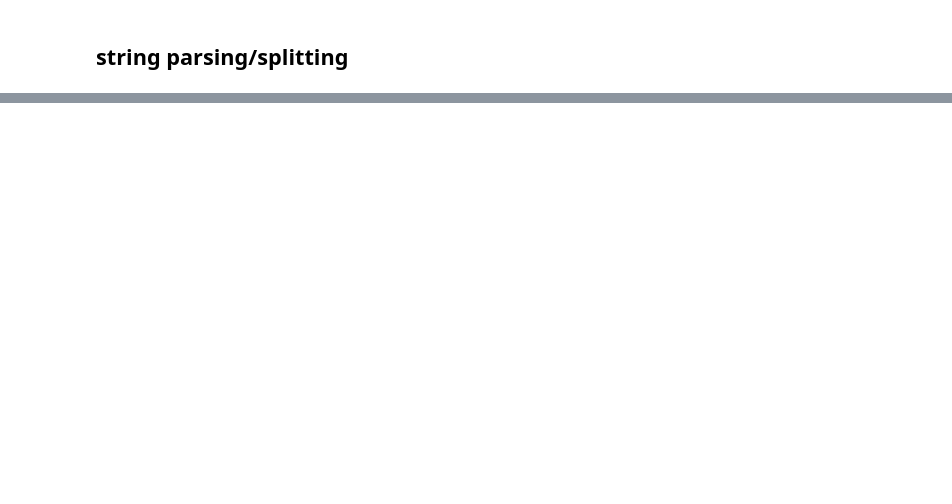
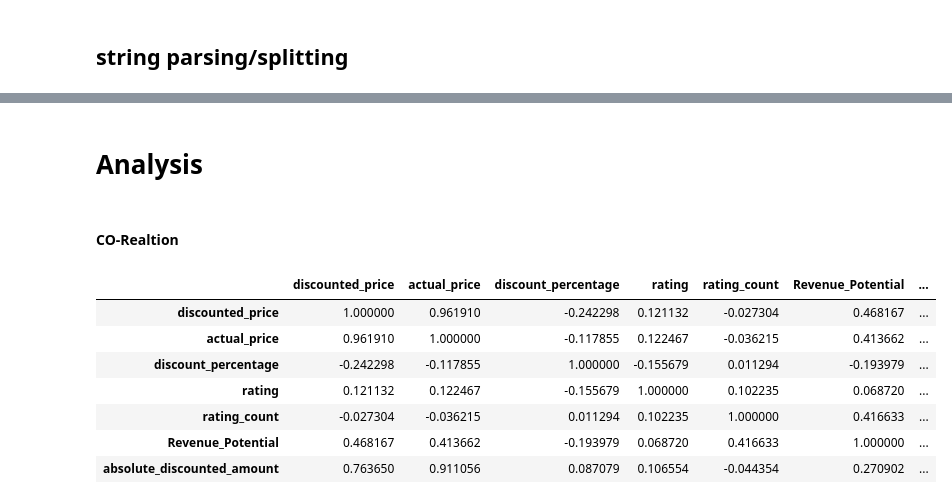
Before and after one commit to TERMINTOR-01/Financial_Analysis, a Jupyter notebook: Finacial_analysis.ipynb, the cells around one changed output, grey strips where cells are left out. Drawn from its saved outputs; the diff is of its cells as text; code cells hidden in the pictures; blank space fills up the shorter version.

```diff
--- a/Finacial_analysis.ipynb
+++ b/Finacial_analysis.ipynb
@@ -213,3 +224,5 @@ df
+# %%
+df = df.dropna()
 # %% [markdown]
 ## string parsing/splitting
 # %%
@@ -239,0 +256,2 @@ TypeError: 'bool' object is not callable
+# %%
+df["Revenue_Potential"]=df["discounted_price"]*df["rating_count"]
@@ -239,0 +279,2 @@ TypeError: 'bool' object is not callable
+# %%
+df['absolute_discounted_amount']=df['actual_price']-df['discounted_price']
@@ -239,0 +302,14 @@ TypeError: 'bool' object is not callable
+# %% [markdown]
+# Analysis
+# %% [markdown]
+#### CO-Realtion
+# %%
+num_cols = [
+    "discounted_price",
+    "actual_price",
+    "discount_percentage",
+    "rating",
+    "rating_count",
+    "Revenue_Potential",
+    "absolute_discounted_amount"
+]
@@ -239,0 +331,13 @@ TypeError: 'bool' object is not callable
+# %%
+corr = df[num_cols].corr()
+
+corr
+# %% [output]
+|  | discounted_price | actual_price | discount_percentage | rating | rating_count | Revenue_Potential | ... |
+| discounted_price | 1.000000 | 0.961910 | -0.242298 | 0.121132 | -0.027304 | 0.468167 | ... |
+| actual_price | 0.961910 | 1.000000 | -0.117855 | 0.122467 | -0.036215 | 0.413662 | ... |
+| discount_percentage | -0.242298 | -0.117855 | 1.000000 | -0.155679 | 0.011294 | -0.193979 | ... |
+| rating | 0.121132 | 0.122467 | -0.155679 | 1.000000 | 0.102235 | 0.068720 | ... |
+| rating_count | -0.027304 | -0.036215 | 0.011294 | 0.102235 | 1.000000 | 0.416633 | ... |
+| Revenue_Potential | 0.468167 | 0.413662 | -0.193979 | 0.068720 | 0.416633 | 1.000000 | ... |
+| absolute_discounted_amount | 0.763650 | 0.911056 | 0.087079 | 0.106554 | -0.044354 | 0.270902 | ... |
```
Also changed, not shown: parts of 20 cells of this notebook.
